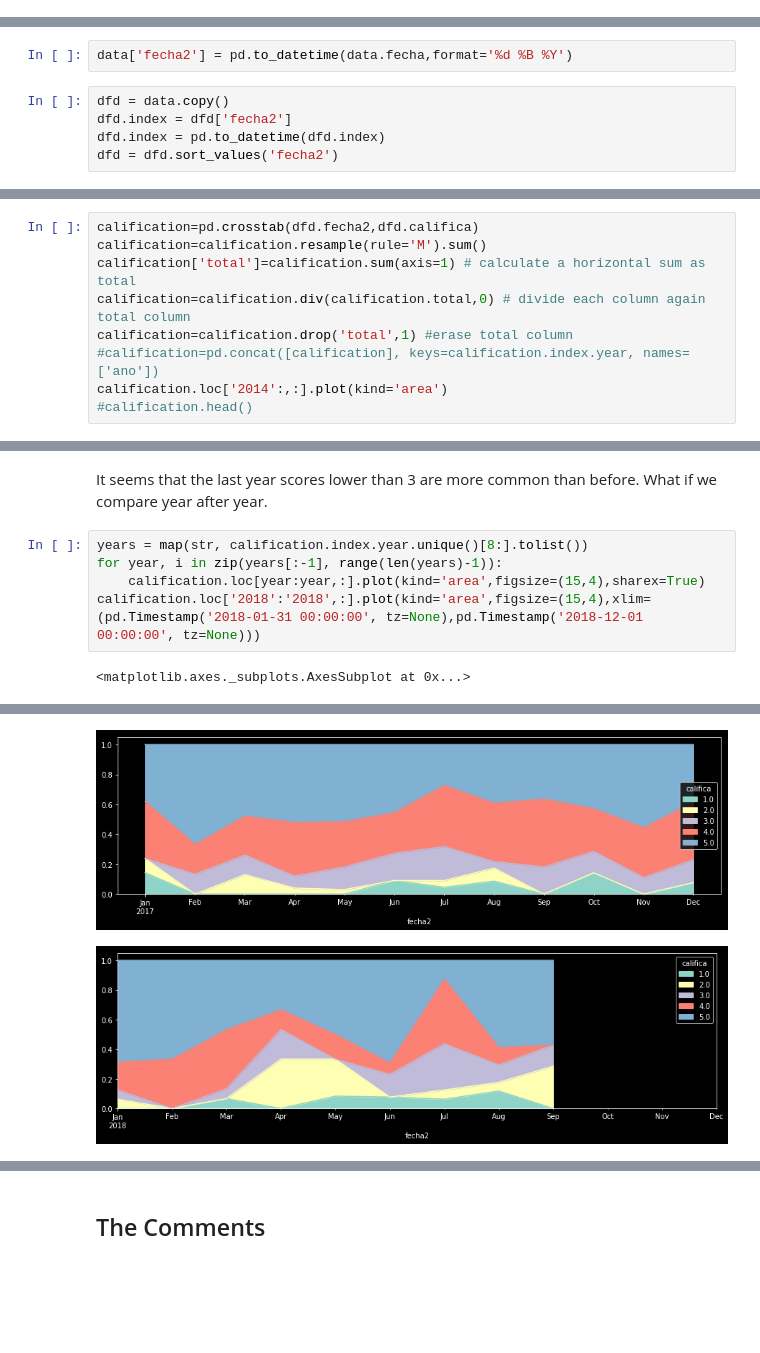
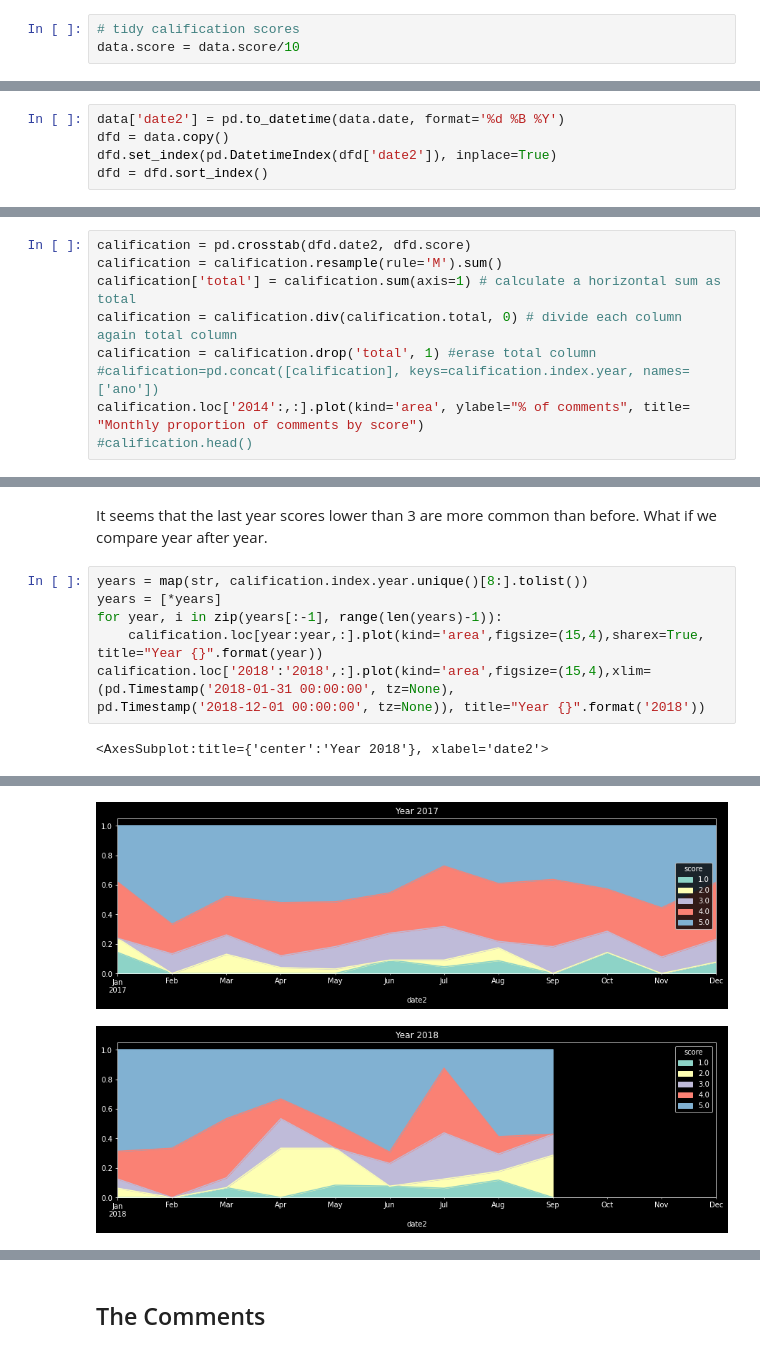
Before and after one commit to pippo-sci/Pullman, a Jupyter notebook: Reputation Timeline Sea Temple.ipynb, the cells around one changed output, grey strips where cells are left out. Saved outputs shown, nothing was run; the diff lists cells and outputs as text; blank space fills up the shorter version.

```diff
--- a/Reputation Timeline Sea Temple.ipynb
+++ b/Reputation Timeline Sea Temple.ipynb
@@ -37 +59,4 @@ data.califica = data.califica/10
+# %%
+# tidy calification scores
+data.score = data.score/10
 # %% [markdown]
@@ -62,7 +87,5 @@ First I should see how many commentaries the resort has monthly.
 # %%
-data['fecha2'] = pd.to_datetime(data.fecha,format='%d %B %Y')
+data['date2'] = pd.to_datetime(data.date, format='%d %B %Y')
+dfd = data.copy()
+dfd.set_index(pd.DatetimeIndex(dfd['date2']), inplace=True)
+dfd = dfd.sort_index()
-# %%
-dfd = data.copy()
-dfd.index = dfd['fecha2']
-dfd.index = pd.to_datetime(dfd.index)
-dfd = dfd.sort_values('fecha2')
@@ -116,10 +134,10 @@ Let's see the distribution of reviews throught time if we normalize by the amoun
 # %%
-calification=pd.crosstab(dfd.fecha2,dfd.califica)
-calification=calification.resample(rule='M').sum()
-calification['total']=calification.sum(axis=1) # calculate a horizontal sum as total
-calification=calification.div(calification.total,0) # divide each column again total column
-calification=calification.drop('total',1) #erase total column
+calification = pd.crosstab(dfd.date2, dfd.score)
+calification = calification.resample(rule='M').sum()
+calification['total'] = calification.sum(axis=1) # calculate a horizontal sum as total
+calification = calification.div(calification.total, 0) # divide each column again total column
+calification = calification.drop('total', 1) #erase total column
 #calification=pd.concat([calification], keys=calification.index.year, names=['ano'])
-calification.loc['2014':,:].plot(kind='area')
+calification.loc['2014':,:].plot(kind='area', ylabel="% of comments", title= "Monthly proportion of comments by score")
 #calification.head()
 # %% [output]
@@ -131,8 +147,10 @@ Defaulting to column, but this will raise an ambiguity error in a future version
 It seems that the last year scores lower than 3 are more common than before. What if we compare year after year.
 # %%
 years = map(str, calification.index.year.unique()[8:].tolist())
+years = [*years]
 for year, i in zip(years[:-1], range(len(years)-1)):
-    calification.loc[year:year,:].plot(kind='area',figsize=(15,4),sharex=True)
-calification.loc['2018':'2018',:].plot(kind='area',figsize=(15,4),xlim=(pd.Timestamp('2018-01-31 00:00:00', tz=None),pd.Timestamp('2018-12-01 00:00:00', tz=None)))
+    calification.loc[year:year,:].plot(kind='area',figsize=(15,4),sharex=True, title="Year {}".format(year))
+calification.loc['2018':'2018',:].plot(kind='area',figsize=(15,4),xlim=(pd.Timestamp('2018-01-31 00:00:00', tz=None),
+pd.Timestamp('2018-12-01 00:00:00', tz=None)), title="Year {}".format('2018'))
 # %% [output]
-<matplotlib.axes._subplots.AxesSubplot at 0x...>
+<AxesSubplot:title={'center':'Year 2018'}, xlabel='date2'>
@@ -142,3 +160,3 @@ calification.loc['2018':'2018',:].plot(kind='area',figsize=(15,4),xlim=(pd.Times
-[figure, old version]
+[figure, new version]
-[figure, old version]
+[figure, new version]
 # %%
```
Also changed, not shown: parts of 93 cells of this notebook.
